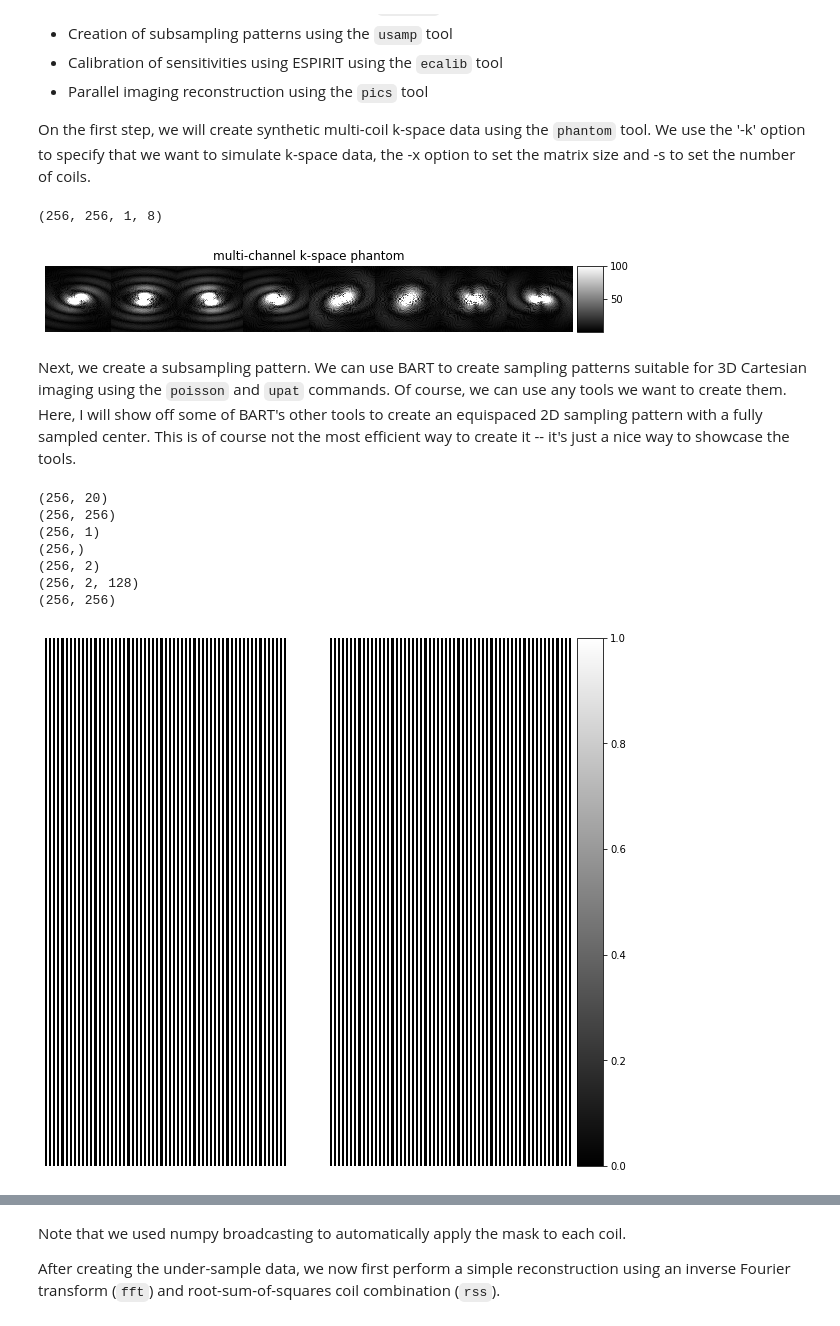
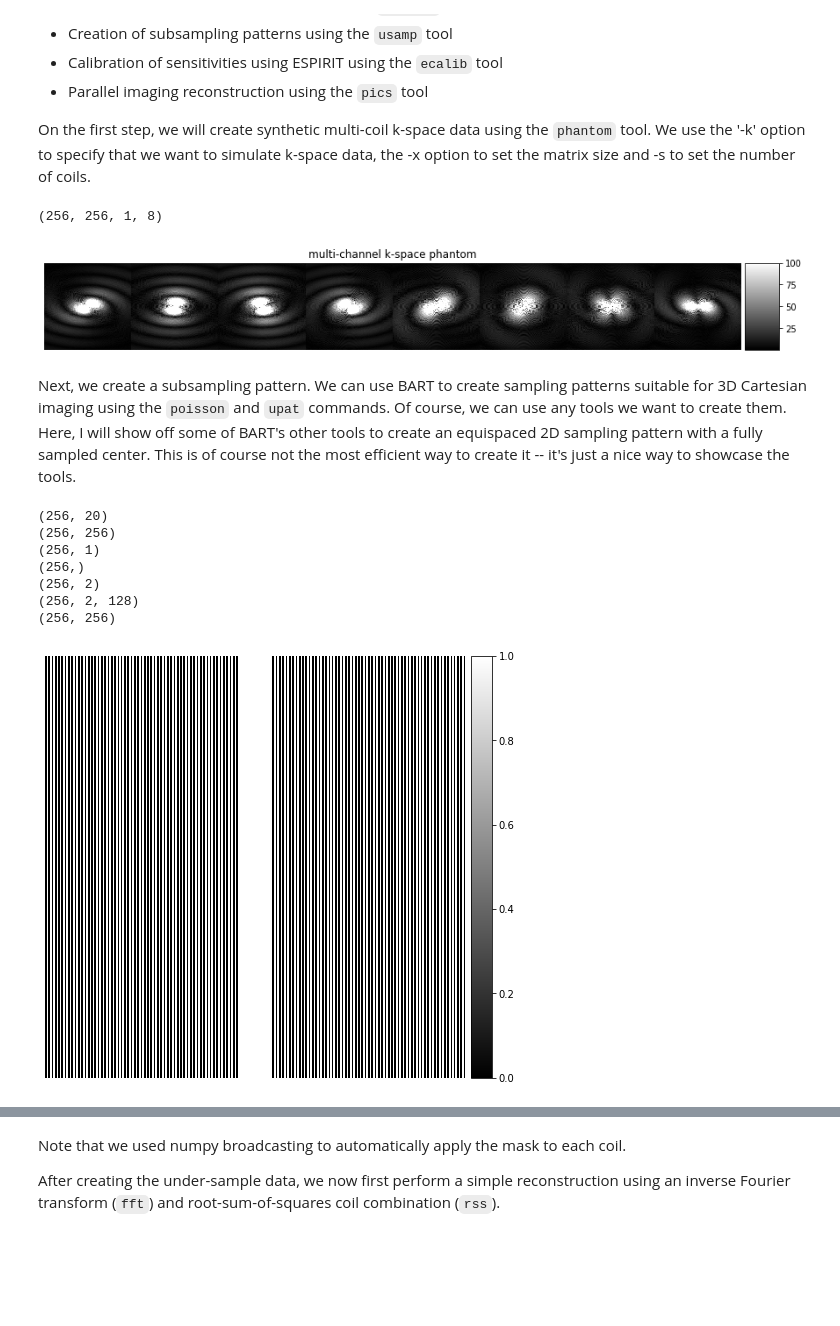
Before and after one commit to mrirecon/bart-workshop, a Jupyter notebook: mri_together_2023/bart_mritogether_2023.ipynb, the cells around one changed output, grey strips where cells are left out. Drawn from its saved outputs; the diff is of its cells as text; code cells hidden in the pictures; blank space fills up the shorter version.

Commit message:
fix figure sizes, other minor changes

```diff
--- a/mri_together_2023/bart_mritogether_2023.ipynb
+++ b/mri_together_2023/bart_mritogether_2023.ipynb
@@ -432,15 +434,15 @@ def unravel(arr):
 # %%
 num_coils = 8
 num_samples = 256
 
 # create fully-sampled Cartesian multi-coil phantom in k-space
 shepp = bart(1, 'phantom -k -x {} -s {}'.format(num_samples, num_coils))
 print(shepp.shape)
 
-bart_plot(unravel(shepp), title='multi-channel k-space phantom', vmax=100)
+bart_plot(unravel(shepp), title='multi-channel k-space phantom', vmax=100, fsize=15)
 # %% [output]
 (256, 256, 1, 8)
-[figure, old version]
+[figure, new version]
 # %% [markdown]
 Next, we create a subsampling pattern. We can use BART to create sampling patterns suitable for 3D Cartesian imaging using the `poisson` and `upat` commands. Of course, we can use any tools we want to create them. Here, I will show off some of BART's other tools to create an equispaced 2D sampling pattern with a fully sampled center. This is of course not the most efficient way to create it -- it's just a nice way to showcase the tools.
 # %%
@@ -479,7 +481,7 @@ print(zo3_array.shape)
 # combine with acs region
 mask = (zo3_array + acs_region) > 0
 
-bart_plot(mask)
+bart_plot(mask, fsize=8)
 # %% [output]
 (256, 20)
 (256, 256)
@@ -488,6 +490,6 @@ bart_plot(mask)
 (256, 2)
 (256, 2, 128)
 (256, 256)
-[figure, old version]
+[figure, new version]
 # %%
 shepp_upat = shepp * mask[...,None,None]
```
Also changed, not shown: parts of 17 cells of this notebook.
